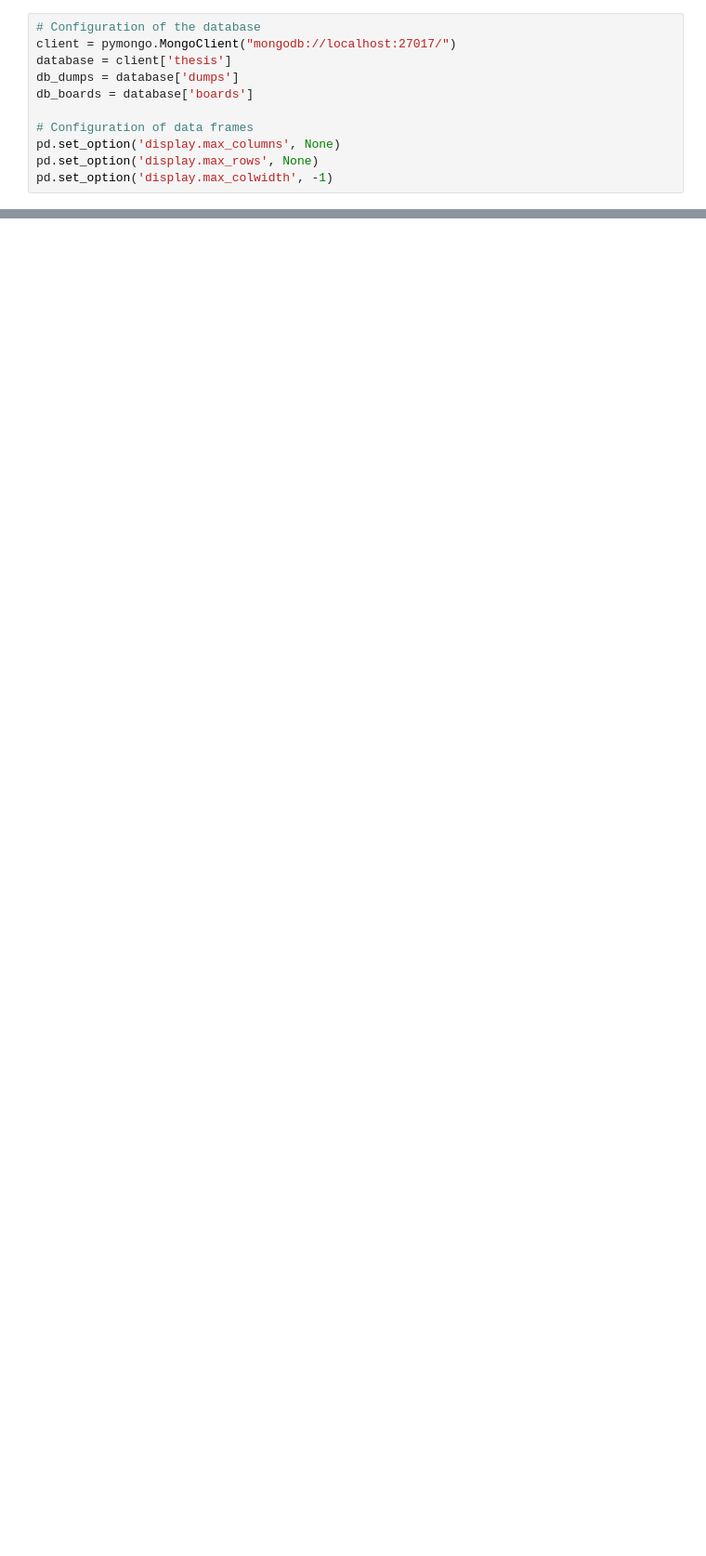
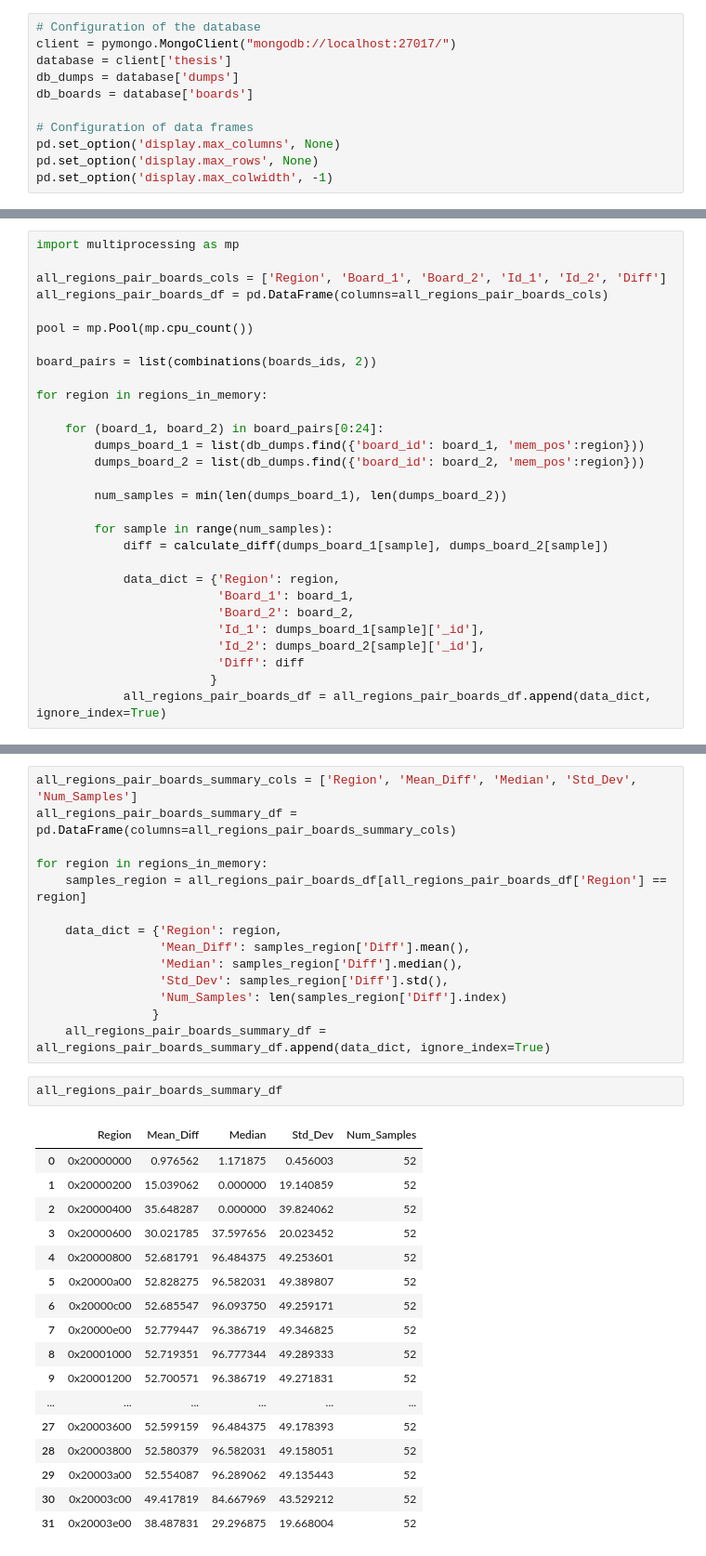
Before and after one commit to servinagrero/SRAM_PUF, a Jupyter notebook: util/Docker/jupyter/handling.ipynb, the cells around one changed output, grey strips where cells are left out. Shown at 93% size. Cells and saved outputs as stored; diff of their text form; blank space fills up the shorter version.

```diff
--- a/util/Docker/jupyter/handling.ipynb
+++ b/util/Docker/jupyter/handling.ipynb
@@ -68,0 +78,29 @@ region_diffs_df.to_csv('./all_regions_mean.csv', index=False)
+# %%
+import multiprocessing as mp
+
+all_regions_pair_boards_cols = ['Region', 'Board_1', 'Board_2', 'Id_1', 'Id_2', 'Diff']
+all_regions_pair_boards_df = pd.DataFrame(columns=all_regions_pair_boards_cols)
+
+pool = mp.Pool(mp.cpu_count())
+
+board_pairs = list(combinations(boards_ids, 2))
+
+for region in regions_in_memory:
+
+    for (board_1, board_2) in board_pairs[0:24]:
+        dumps_board_1 = list(db_dumps.find({'board_id': board_1, 'mem_pos':region}))
+        dumps_board_2 = list(db_dumps.find({'board_id': board_2, 'mem_pos':region}))
+
+        num_samples = min(len(dumps_board_1), len(dumps_board_2))
+
+        for sample in range(num_samples):
+            diff = calculate_diff(dumps_board_1[sample], dumps_board_2[sample])
+
+            data_dict = {'Region': region,
+                         'Board_1': board_1,
+                         'Board_2': board_2,
+                         'Id_1': dumps_board_1[sample]['_id'],
+                         'Id_2': dumps_board_2[sample]['_id'],
+                         'Diff': diff
+                        }
+            all_regions_pair_boards_df = all_regions_pair_boards_df.append(data_dict, ignore_index=True)
@@ -68,0 +113,34 @@ region_diffs_df.to_csv('./all_regions_mean.csv', index=False)
+# %%
+all_regions_pair_boards_summary_cols = ['Region', 'Mean_Diff', 'Median', 'Std_Dev', 'Num_Samples']
+all_regions_pair_boards_summary_df = pd.DataFrame(columns=all_regions_pair_boards_summary_cols)
+
+for region in regions_in_memory:
+    samples_region = all_regions_pair_boards_df[all_regions_pair_boards_df['Region'] == region]
+
+    data_dict = {'Region': region,
+                 'Mean_Diff': samples_region['Diff'].mean(),
+                 'Median': samples_region['Diff'].median(),
+                 'Std_Dev': samples_region['Diff'].std(),
+                 'Num_Samples': len(samples_region['Diff'].index)
+                }
+    all_regions_pair_boards_summary_df = all_regions_pair_boards_summary_df.append(data_dict, ignore_index=True)
+# %%
+all_regions_pair_boards_summary_df
+# %% [output]
+|  | Region | Mean_Diff | Median | Std_Dev | Num_Samples |
+| 0 | 0x20000000 | 0.976562 | 1.171875 | 0.456003 | 52 |
+| 1 | 0x20000200 | 15.039062 | 0.000000 | 19.140859 | 52 |
+| 2 | 0x20000400 | 35.648287 | 0.000000 | 39.824062 | 52 |
+| 3 | 0x20000600 | 30.021785 | 37.597656 | 20.023452 | 52 |
+| 4 | 0x20000800 | 52.681791 | 96.484375 | 49.253601 | 52 |
+| 5 | 0x20000a00 | 52.828275 | 96.582031 | 49.389807 | 52 |
+| 6 | 0x20000c00 | 52.685547 | 96.093750 | 49.259171 | 52 |
+| 7 | 0x20000e00 | 52.779447 | 96.386719 | 49.346825 | 52 |
+| 8 | 0x20001000 | 52.719351 | 96.777344 | 49.289333 | 52 |
+| 9 | 0x20001200 | 52.700571 | 96.386719 | 49.271831 | 52 |
+| ... | ... | ... | ... | ... | ... |
+| 27 | 0x20003600 | 52.599159 | 96.484375 | 49.178393 | 52 |
+| 28 | 0x20003800 | 52.580379 | 96.582031 | 49.158051 | 52 |
+| 29 | 0x20003a00 | 52.554087 | 96.289062 | 49.135443 | 52 |
+| 30 | 0x20003c00 | 49.417819 | 84.667969 | 43.529212 | 52 |
+| 31 | 0x20003e00 | 38.487831 | 29.296875 | 19.668004 | 52 |
```
Also changed, not shown: parts of 14 cells of this notebook, 15 other files.
